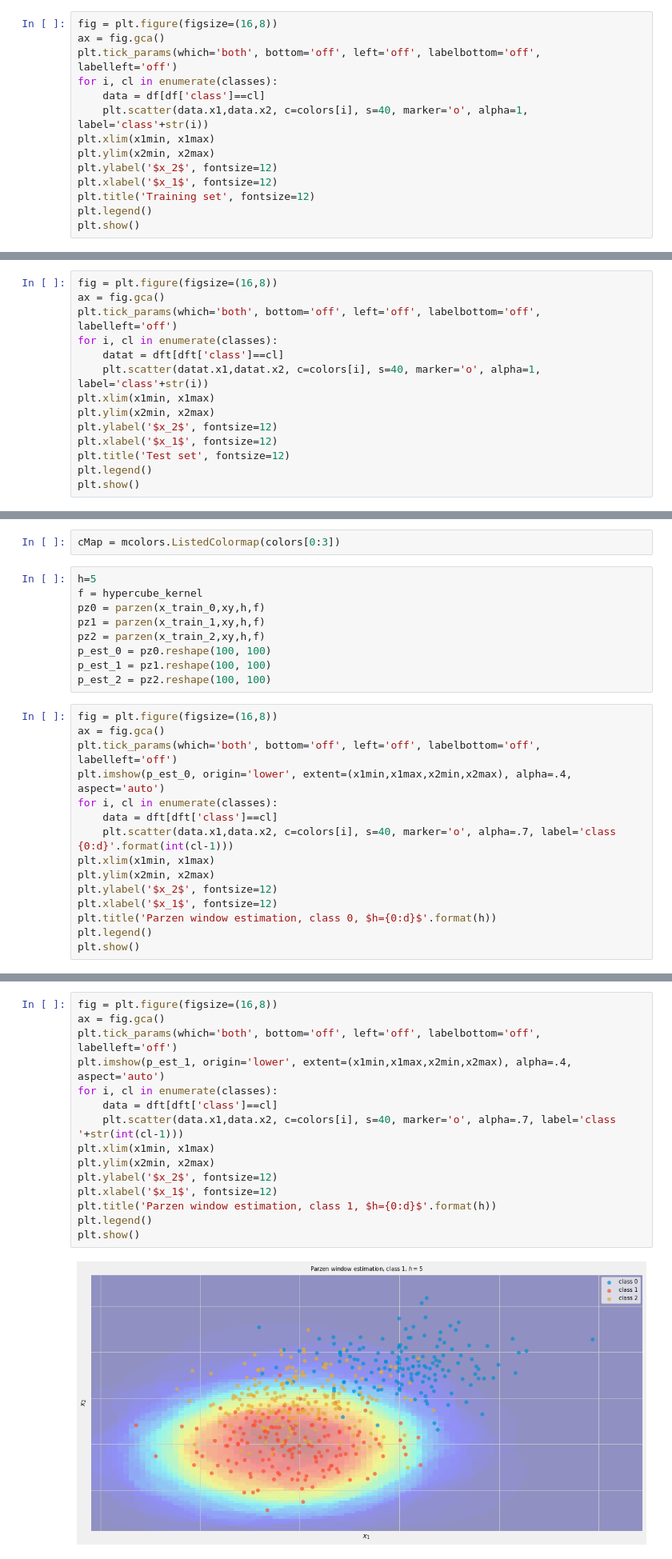
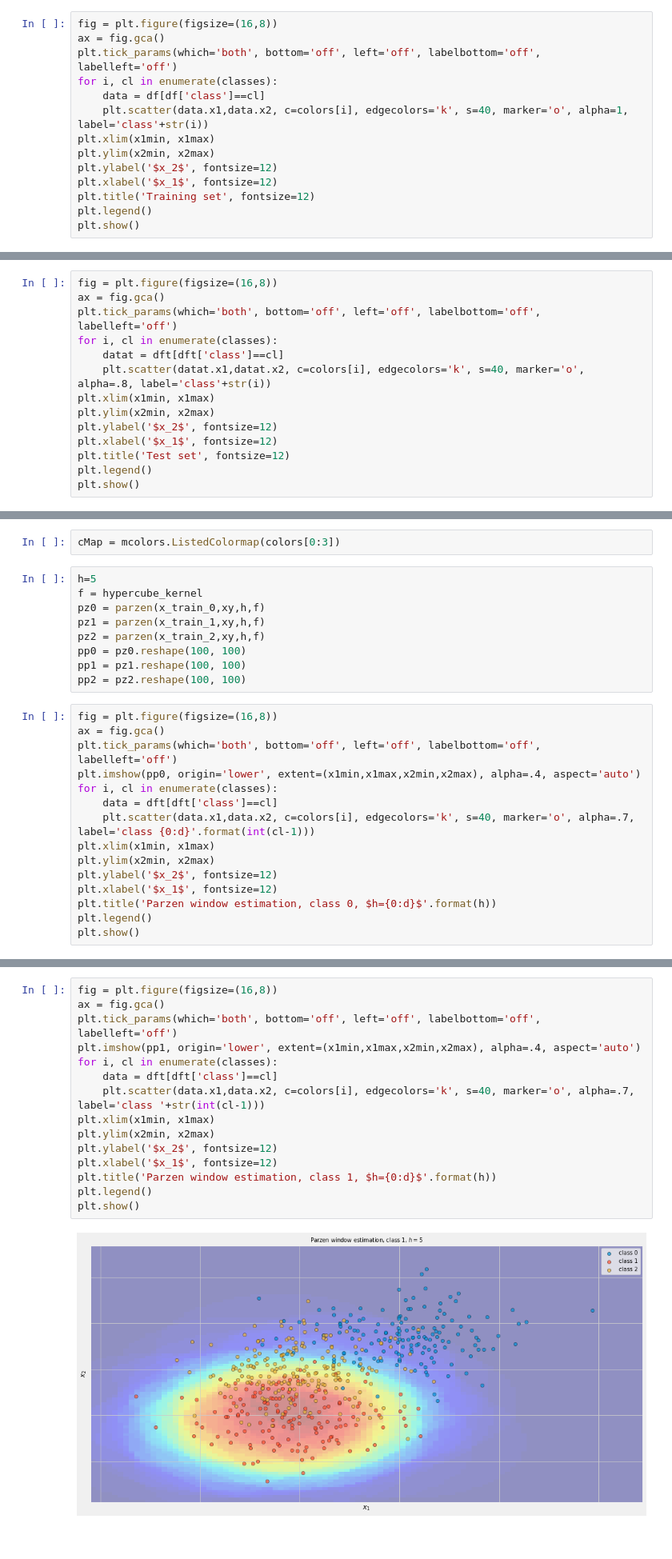
Before and after one commit to tvml/ml1819, a Jupyter notebook: codici/parzen.ipynb, the cells around one changed output, grey strips where cells are left out. Shown at 80% size. Drawn from its saved outputs; the diff is of its cells as text.

```diff
--- a/codici/parzen.ipynb
+++ b/codici/parzen.ipynb
@@ -84,7 +84,7 @@ ax = fig.gca()
 plt.tick_params(which='both', bottom='off', left='off', labelbottom='off', labelleft='off')
 for i, cl in enumerate(classes):
     data = df[df['class']==cl]
-    plt.scatter(data.x1,data.x2, c=colors[i], s=40, marker='o', alpha=1, label='class'+str(i))
+    plt.scatter(data.x1,data.x2, c=colors[i], edgecolors='k', s=40, marker='o', alpha=1, label='class'+str(i))
 plt.xlim(x1min, x1max)
 plt.ylim(x2min, x2max)
 plt.ylabel('$x_2$', fontsize=12)
@@ -100,7 +100,7 @@ ax = fig.gca()
 plt.tick_params(which='both', bottom='off', left='off', labelbottom='off', labelleft='off')
 for i, cl in enumerate(classes):
     datat = dft[dft['class']==cl]
-    plt.scatter(datat.x1,datat.x2, c=colors[i], s=40, marker='o', alpha=1, label='class'+str(i))
+    plt.scatter(datat.x1,datat.x2, c=colors[i], edgecolors='k', s=40, marker='o', alpha=.8, label='class'+str(i))
 plt.xlim(x1min, x1max)
 plt.ylim(x2min, x2max)
 plt.ylabel('$x_2$', fontsize=12)
@@ -147,17 +147,17 @@ f = hypercube_kernel
 pz0 = parzen(x_train_0,xy,h,f)
 pz1 = parzen(x_train_1,xy,h,f)
 pz2 = parzen(x_train_2,xy,h,f)
-p_est_0 = pz0.reshape(100, 100)
-p_est_1 = pz1.reshape(100, 100)
-p_est_2 = pz2.reshape(100, 100)
+pp0 = pz0.reshape(100, 100)
+pp1 = pz1.reshape(100, 100)
+pp2 = pz2.reshape(100, 100)
 # %%
 fig = plt.figure(figsize=(16,8))
 ax = fig.gca()
 plt.tick_params(which='both', bottom='off', left='off', labelbottom='off', labelleft='off')
-plt.imshow(p_est_0, origin='lower', extent=(x1min,x1max,x2min,x2max), alpha=.4, aspect='auto')
+plt.imshow(pp0, origin='lower', extent=(x1min,x1max,x2min,x2max), alpha=.4, aspect='auto')
 for i, cl in enumerate(classes):
     data = dft[dft['class']==cl]
-    plt.scatter(data.x1,data.x2, c=colors[i], s=40, marker='o', alpha=.7, label='class {0:d}'.format(int(cl-1)))
+    plt.scatter(data.x1,data.x2, c=colors[i], edgecolors='k', s=40, marker='o', alpha=.7, label='class {0:d}'.format(int(cl-1)))
 plt.xlim(x1min, x1max)
 plt.ylim(x2min, x2max)
 plt.ylabel('$x_2$', fontsize=12)
@@ -170,20 +170,20 @@ plt.show()
 # %%
 fig = plt.figure(figsize=(16,8))
 ax = fig.gca()
 plt.tick_params(which='both', bottom='off', left='off', labelbottom='off', labelleft='off')
-plt.imshow(p_est_1, origin='lower', extent=(x1min,x1max,x2min,x2max), alpha=.4, aspect='auto')
+plt.imshow(pp1, origin='lower', extent=(x1min,x1max,x2min,x2max), alpha=.4, aspect='auto')
 for i, cl in enumerate(classes):
     data = dft[dft['class']==cl]
-    plt.scatter(data.x1,data.x2, c=colors[i], s=40, marker='o', alpha=.7, label='class '+str(int(cl-1)))
+    plt.scatter(data.x1,data.x2, c=colors[i], edgecolors='k', s=40, marker='o', alpha=.7, label='class '+str(int(cl-1)))
 plt.xlim(x1min, x1max)
 plt.ylim(x2min, x2max)
 plt.ylabel('$x_2$', fontsize=12)
 plt.xlabel('$x_1$', fontsize=12)
 plt.title('Parzen window estimation, class 1, $h={0:d}$'.format(h))
 plt.legend()
 plt.show()
 # %% [output]
-[figure, old version]
+[figure, new version]
 # %%
 fig = plt.figure(figsize=(16,8))
 ax = fig.gca()
```
Also changed, not shown: parts of 6 cells of this notebook, 3 other files.
